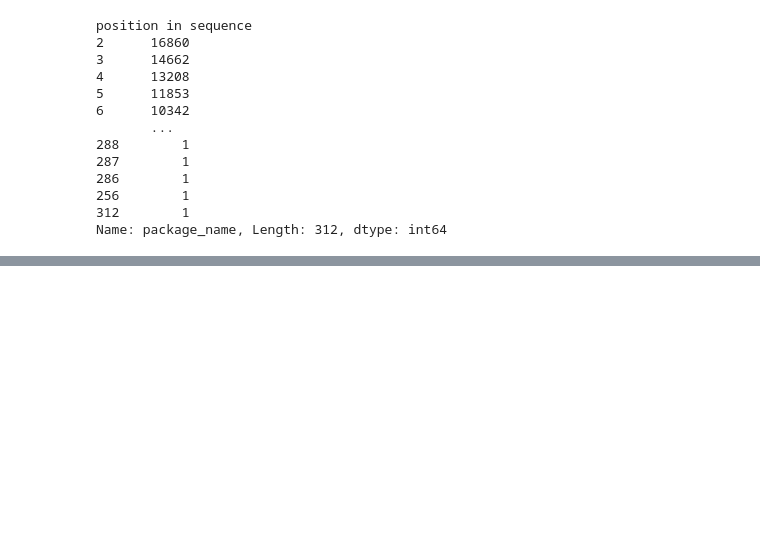
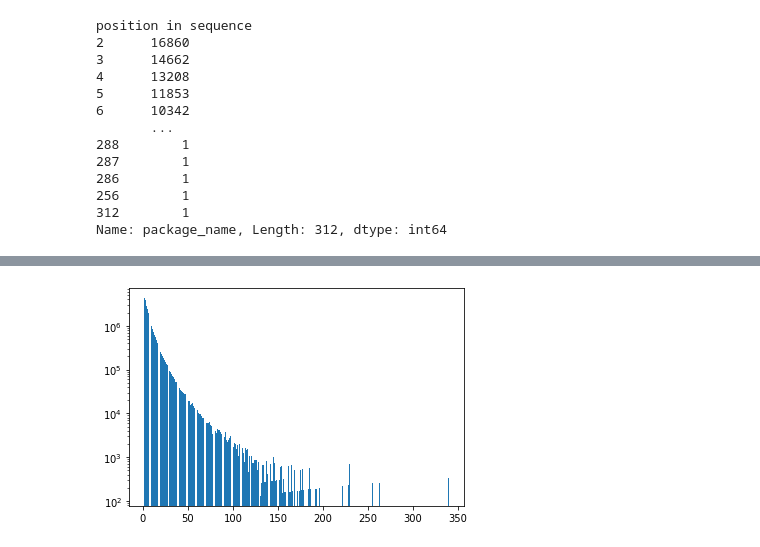
Before and after one commit to ClaraAndersen/motifs_and_competition_in_app_usage, a Jupyter notebook: app_prediction.ipynb, the cells around one changed output, grey strips where cells are left out. Cells and saved outputs as stored; diff of their text form; code cells hidden in the pictures; blank space fills up the shorter version.

```diff
--- a/app_prediction.ipynb
+++ b/app_prediction.ipynb
@@ -162,0 +166,6 @@ Name: package_name, dtype: int64
+# %%
+sessions_start_whatsapp=data.set_index(["user_id","session"]).loc[data[(data.package_name=='com.whatsapp')&(data.session!=data.groupby(["user_id"]).session.shift(1))].set_index(["user_id","session"]).index]
+# %%
+sessions_start_whatsapp['position in sequence']=1
+# %%
+sessions_start_whatsapp["position in sequence"]=sessions_start_whatsapp.groupby(['user_id','session'])["position in sequence"].cumsum()
@@ -162,0 +189,6 @@ Name: package_name, dtype: int64
+# %%
+plt.bar(sessions_start_whatsapp.groupby('session_length').package_name.size().index,sessions_start_whatsapp.groupby('session_length').package_name.size().values)
+plt.yscale('log')
+plt.show()
+# %% [output]
+[figure, added]
```
Also changed, not shown: parts of 26 cells of this notebook.
